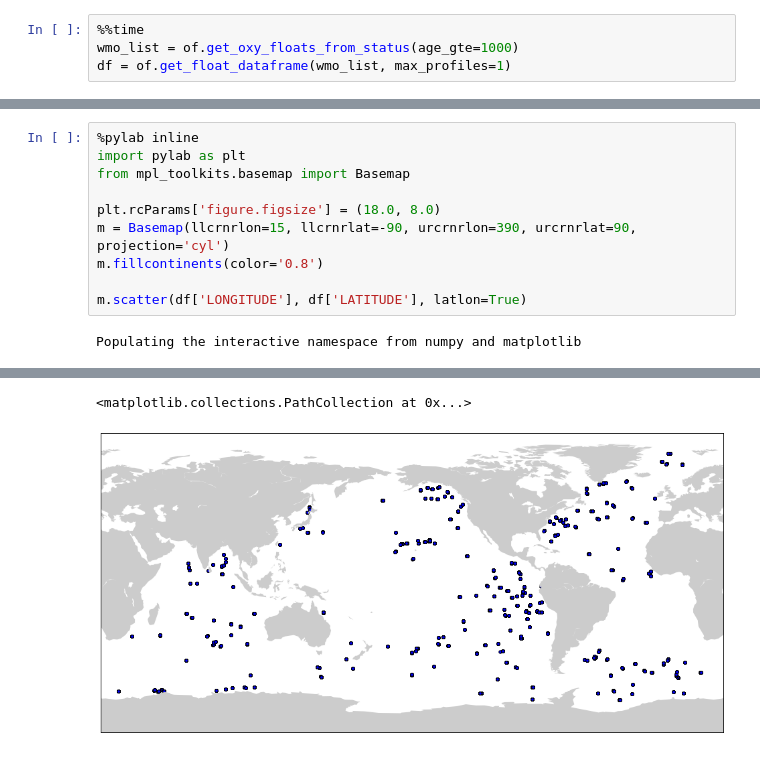
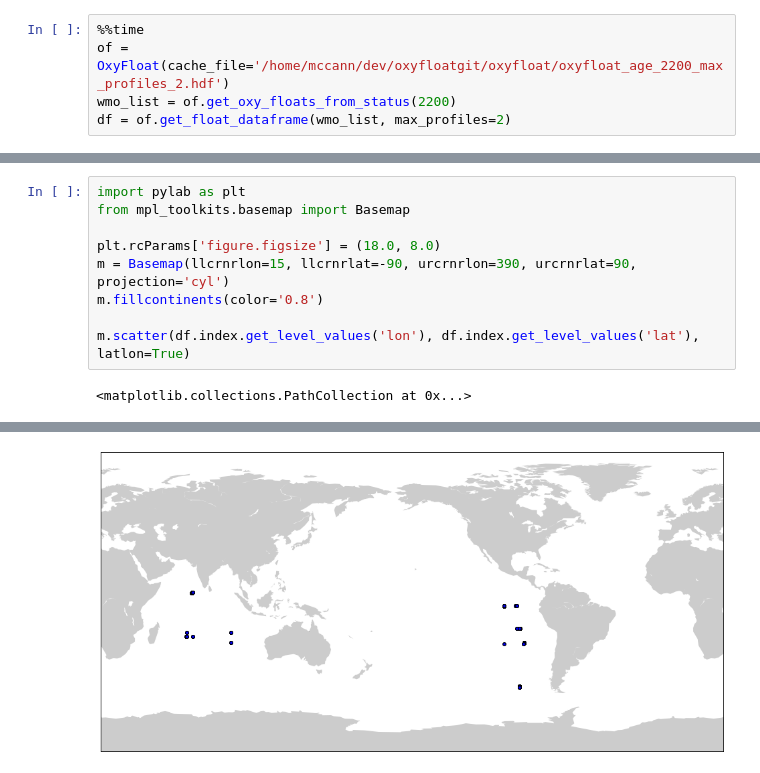
Before and after one commit to biofloat/biofloat, a Jupyter notebook: notebooks/explore_cached_oxyfloat_data.ipynb, the cells around one changed output, grey strips where cells are left out. Saved outputs shown, nothing was run; the diff lists cells and outputs as text.

Commit message:
Making map of the 19 floats from custom cache file

```diff
--- a/notebooks/explore_cached_oxyfloat_data.ipynb
+++ b/notebooks/explore_cached_oxyfloat_data.ipynb
@@ -14,5 +50,6 @@ of = OxyFloat(cache_file='/home/mccann/dev/oxyfloatgit/oxyfloat/oxyfloat_age_100
 # %%
 %%time
-wmo_list = of.get_oxy_floats_from_status(age_gte=1000)
-df = of.get_float_dataframe(wmo_list, max_profiles=1)
+of = OxyFloat(cache_file='/home/mccann/dev/oxyfloatgit/oxyfloat/oxyfloat_age_2200_max_profiles_2.hdf')
+wmo_list = of.get_oxy_floats_from_status(2200)
+df = of.get_float_dataframe(wmo_list, max_profiles=2)
 # %% [output]
@@ -21,5 +58,4 @@ Wall time: 9min
 # %%
-%pylab inline
 import pylab as plt
 from mpl_toolkits.basemap import Basemap
 
@@ -27,6 +63,6 @@ plt.rcParams['figure.figsize'] = (18.0, 8.0)
 m = Basemap(llcrnrlon=15, llcrnrlat=-90, urcrnrlon=390, urcrnrlat=90, projection='cyl')
 m.fillcontinents(color='0.8')
 
-m.scatter(df['LONGITUDE'], df['LATITUDE'], latlon=True)
+m.scatter(df.index.get_level_values('lon'), df.index.get_level_values('lat'), latlon=True)
 # %% [output]
-Populating the interactive namespace from numpy and matplotlib
+<matplotlib.collections.PathCollection at 0x...>
@@ -35,2 +69 @@ WARNING: pylab import has clobbered these variables: ['plt']
-<matplotlib.collections.PathCollection at 0x...>
-[figure, old version]
+[figure, new version]
```
Also changed, not shown: parts of 16 cells of this notebook.
